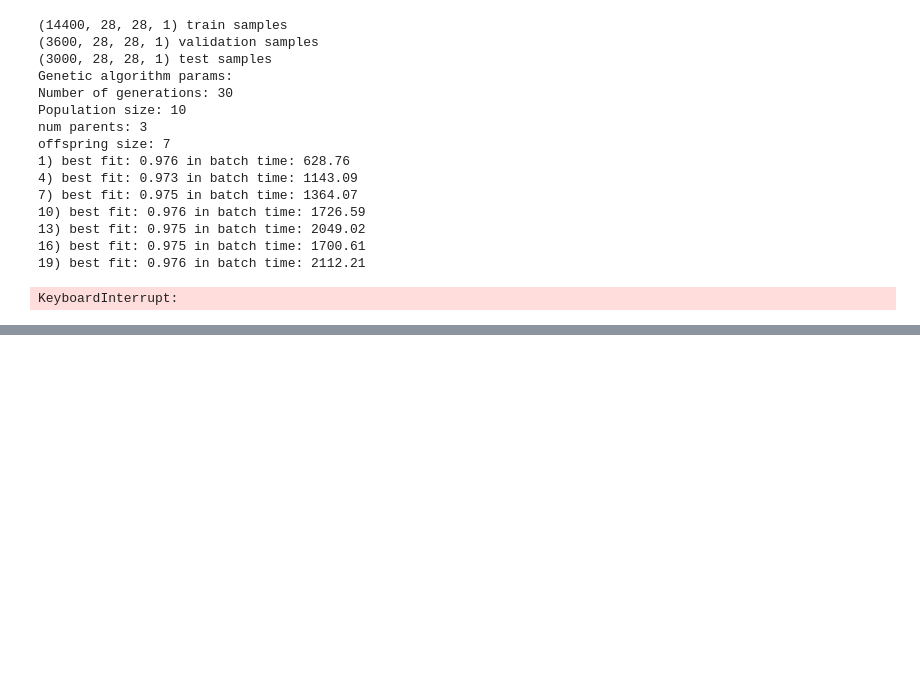
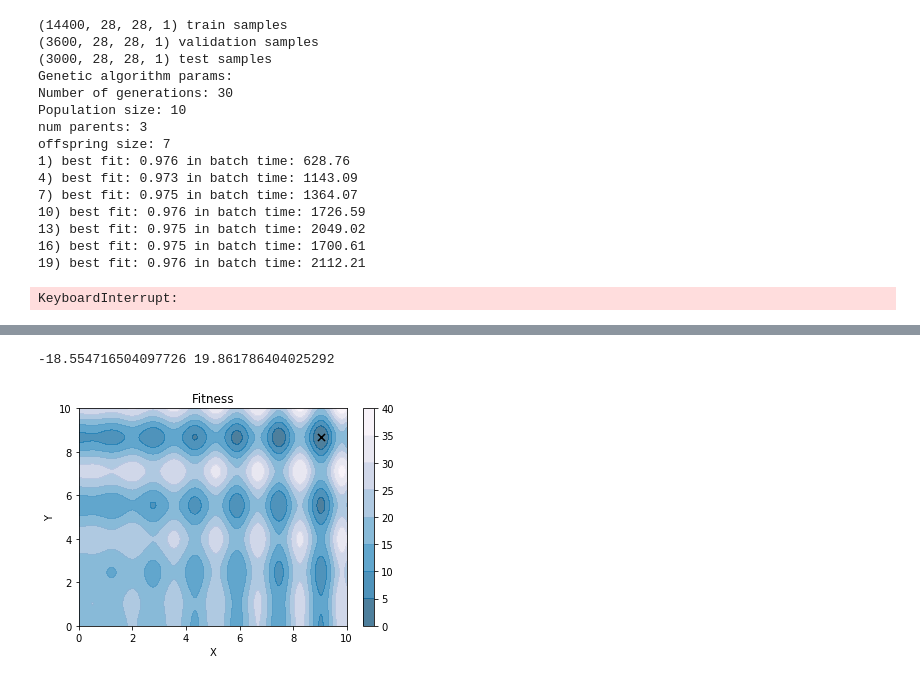
Before and after one commit to DanielMontecino/NeuroEvolution, a Jupyter notebook: pruebas.ipynb, the cells around one changed output, grey strips where cells are left out. Drawn from its saved outputs; the diff is of its cells as text; code cells hidden in the pictures; blank space fills up the shorter version.

Commit message:
Make a test with a simple function and visualize the results

```diff
--- a/pruebas.ipynb
+++ b/pruebas.ipynb
@@ -691,32 +711,39 @@ max_z = np.max(z)
 max_idxs = []
 min_idxs = []
 for i in range(N):
     for k in range(N):
         if z[i, k] == min_z:
             min_idxs.append((i, k))
         elif z[i, k] == max_z:
             max_idxs.append((i, k))
 
 # The following is not strictly essential, but it will eliminate
 # a warning.  Comment it out to see the warning.
 #z = ma.masked_where(z <= 0, z)
 
 
 # Automatic selection of levels works; setting the
 # log locator tells contourf to use a log scale:
 fig, ax = plt.subplots()
 cs = ax.contourf(X, Y, z, cmap=cm.PuBu_r, alpha = 0.7)
 for i, k in max_idxs:
+    continue
     plt.scatter(x[k], y[i], c='r', label='max', s=20)
 for i, k in min_idxs:
-    plt.scatter(x[k], y[i], c='g', label='min', s=20)
+    plt.scatter(x[k], y[i], c='k', label='min', s=50, marker='x')
 # Alternatively, you can manually set the levels
 # and the norm:
 # lev_exp = np.arange(np.floor(np.log10(z.min())-1),
 #                    np.ceil(np.log10(z.max())+1))
 # levs = np.power(10, lev_exp)
 # cs = ax.contourf(X, Y, z, levs, norm=colors.LogNorm())
 
+plt.xlabel('X')
+plt.ylabel('Y')
+plt.title('Fitness')
+ax.set_ylim((np.min(Y), np.max(Y)))
 cbar = fig.colorbar(cs)
-
 plt.show()
+# %% [output]
+-18.554716504097726 19.861786404025292
+[figure, added]
```
Also changed, not shown: parts of 20 cells of this notebook, 3 other files.
